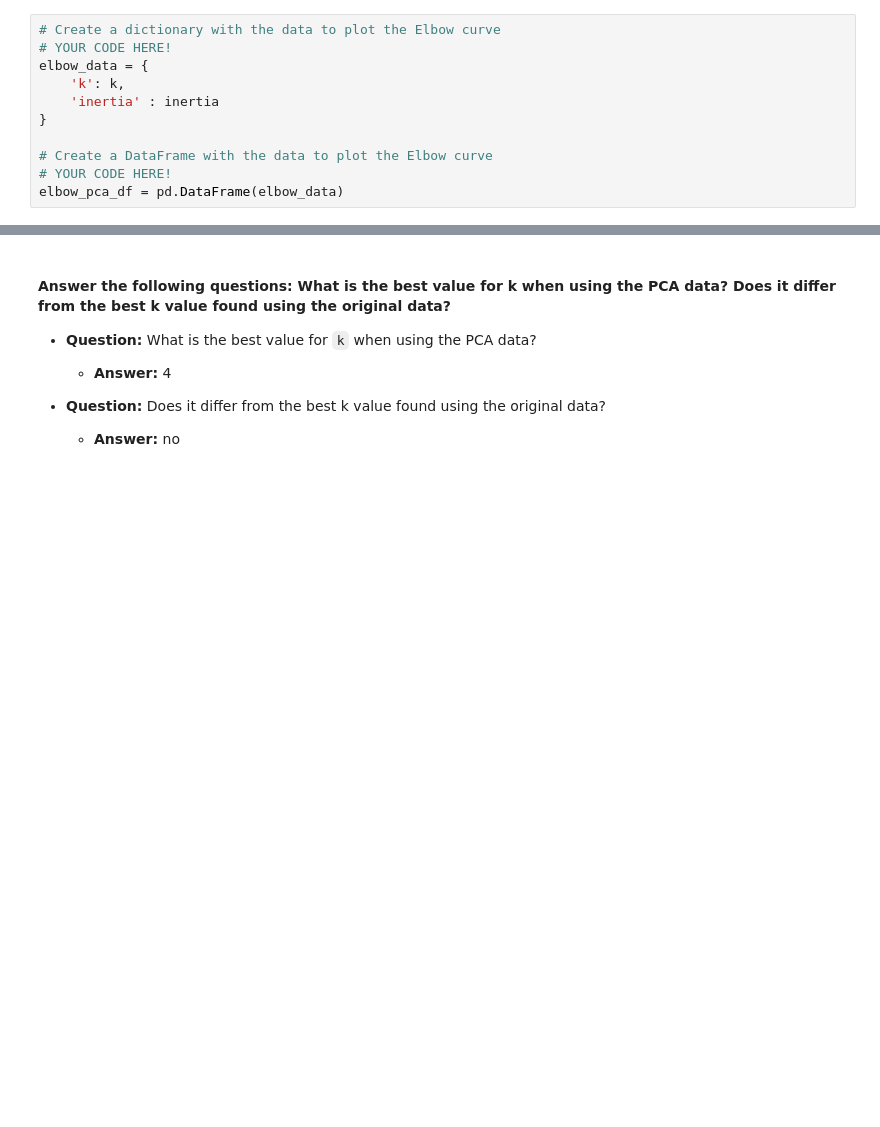
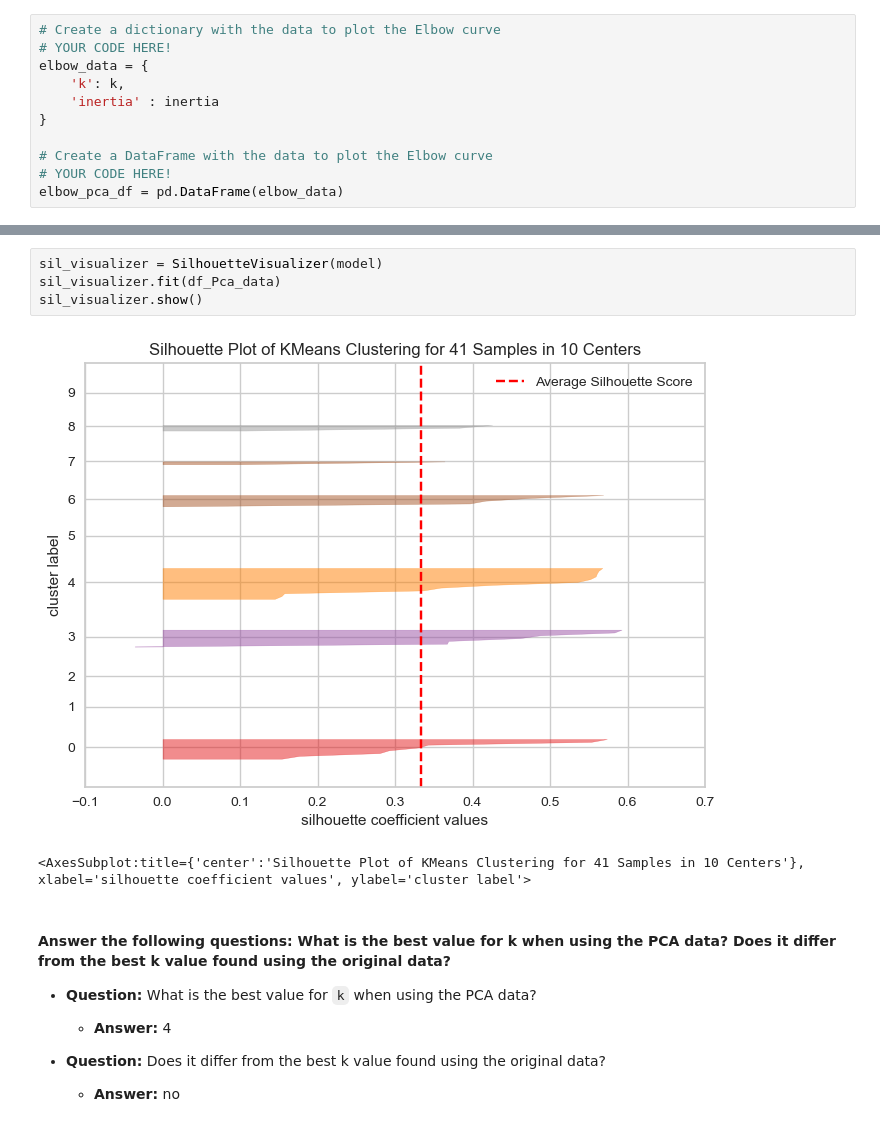
Before and after one commit to willco-1/Machine-Learning-Crypto, a Jupyter notebook: crypto_investments.ipynb, the cells around one changed output, grey strips where cells are left out. Drawn from its saved outputs; the diff is of its cells as text; blank space fills up the shorter version.

```diff
--- a/crypto_investments.ipynb
+++ b/crypto_investments.ipynb
@@ -350,3 +390,10 @@ elbow_pca_df.hvplot.line(x='k', y='inertia')
+# %%
+sil_visualizer = SilhouetteVisualizer(model)
+sil_visualizer.fit(df_Pca_data)
+sil_visualizer.show()
+# %% [output]
+[figure, added]
+<AxesSubplot:title={'center':'Silhouette Plot of KMeans Clustering for 41 Samples in 10 Centers'}, xlabel='silhouette coefficient values', ylabel='cluster label'>
 # %% [markdown]
 #### Answer the following questions: What is the best value for k when using the PCA data? Does it differ from the best k value found using the original data?
 * **Question:** What is the best value for `k` when using the PCA data?
```
Also changed, not shown: parts of 15 cells of this notebook.
